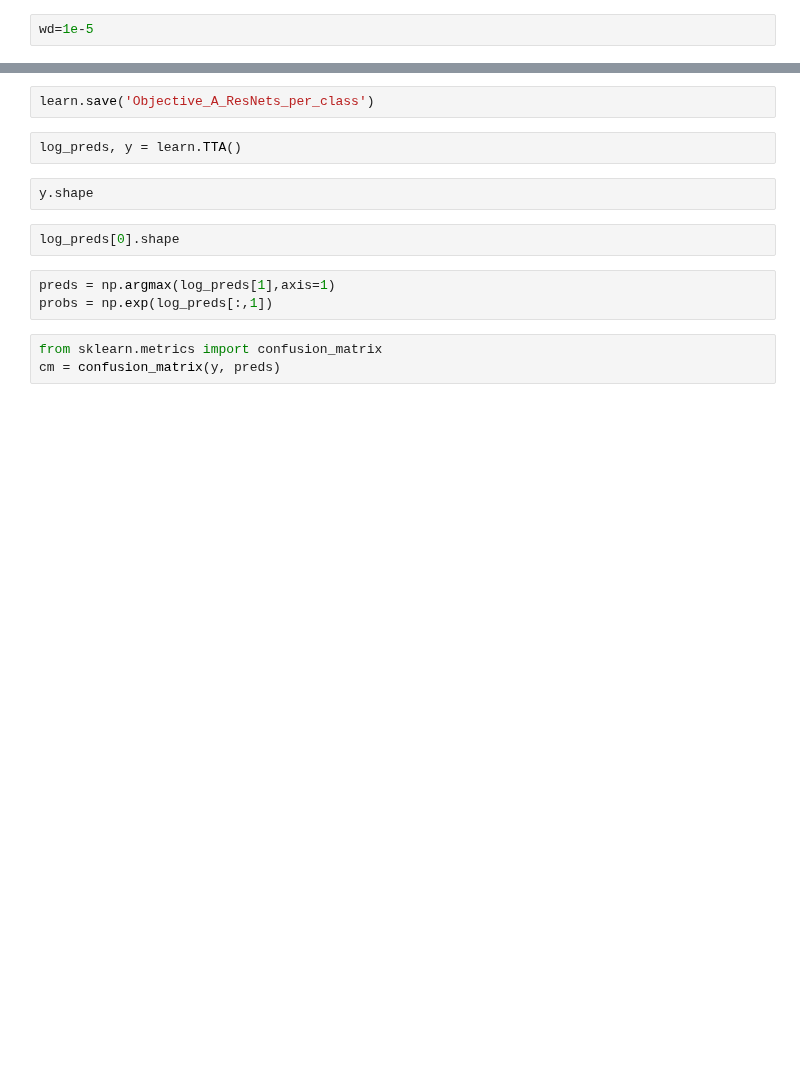
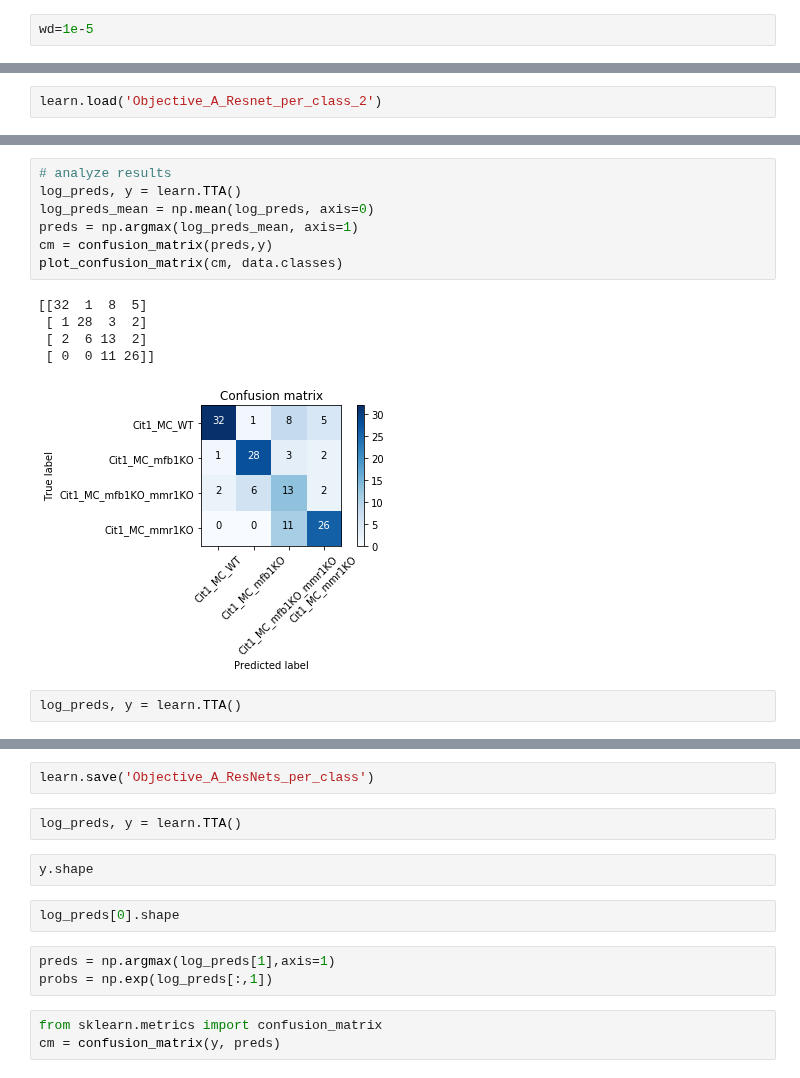
Before and after one commit to WMAPernice/Test_dev, a Jupyter notebook: YNet_dev/YNet_Res_2_per_class.ipynb, the cells around one changed output, grey strips where cells are left out. Cells and saved outputs as stored; diff of their text form; blank space fills up the shorter version.

```diff
--- a/YNet_dev/YNet_Res_2_per_class.ipynb
+++ b/YNet_dev/YNet_Res_2_per_class.ipynb
@@ -238,0 +243,2 @@ Wall time: 36min 43s
+# %%
+learn.load('Objective_A_Resnet_per_class_2')
@@ -238,0 +259,15 @@ Wall time: 36min 43s
+# %%
+# analyze results
+log_preds, y = learn.TTA()
+log_preds_mean = np.mean(log_preds, axis=0)
+preds = np.argmax(log_preds_mean, axis=1)
+cm = confusion_matrix(preds,y)
+plot_confusion_matrix(cm, data.classes)
+# %% [output]
+[[32  1  8  5]
+ [ 1 28  3  2]
+ [ 2  6 13  2]
+ [ 0  0 11 26]]
+[figure, added]
+# %%
+log_preds, y = learn.TTA()
```
Also changed, not shown: parts of 18 cells of this notebook, 1 other file.
